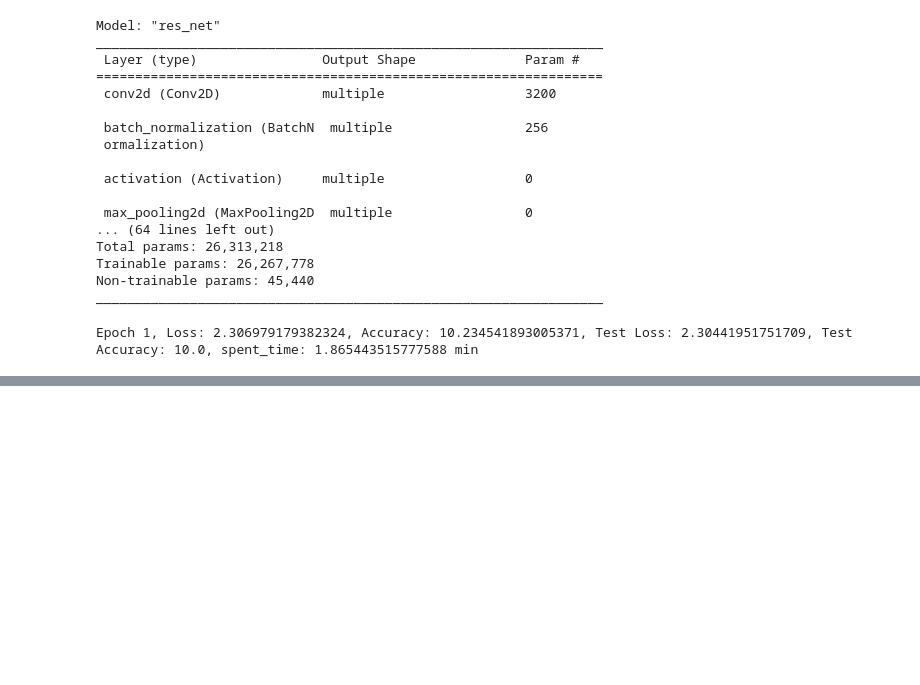
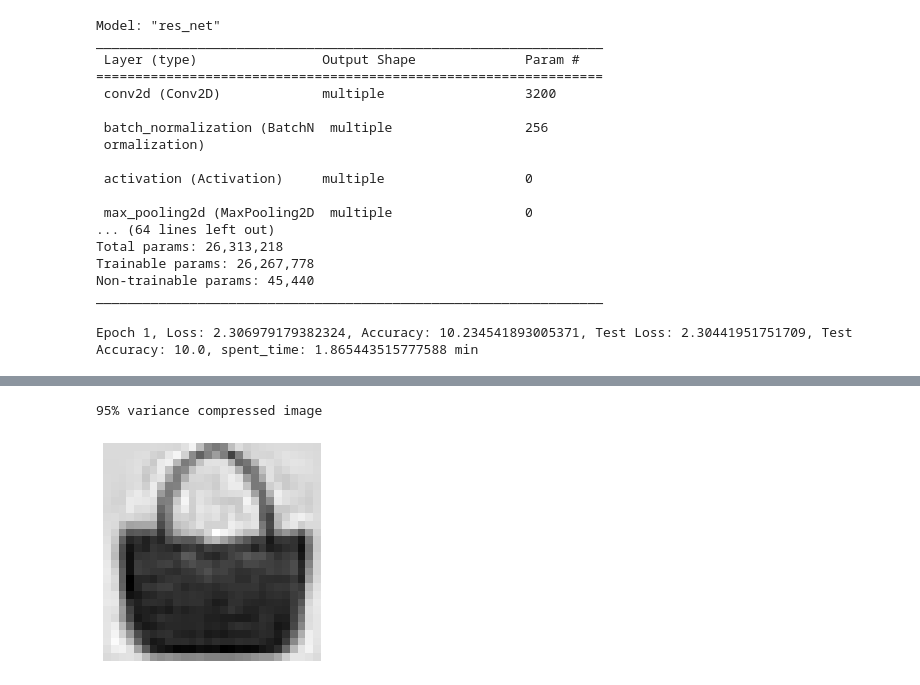
Before and after one commit to yashprakash13/CSC2231-Project, a Jupyter notebook: notebooks/misc.ipynb, the cells around one changed output, grey strips where cells are left out. Drawn from its saved outputs; the diff is of its cells as text; code cells hidden in the pictures; blank space fills up the shorter version.

```diff
--- a/notebooks/misc.ipynb
+++ b/notebooks/misc.ipynb
@@ -383,0 +409,11 @@ Epoch 1, Loss: 2.306979179382324, Accuracy: 10.234541893005371, Test Loss: 2.304
+# %%
+#PCA reduction
+pca = PCA(n_components=0.95)
+pca = pca.fit(X_train)
+X_reduced = pca.transform(X_train)
+Xtest_red = pca.transform(X_test)
+# reconstruct data from compressed data
+pca = PCA(n_components=X_reduced.shape[1])
+X_reduced = pca.fit_transform(X_train)
+X_recovered = pca.inverse_transform(X_reduced)
+Xtest_rec = pca.inverse_transform(Xtest_red)
@@ -383,0 +428,8 @@ Epoch 1, Loss: 2.306979179382324, Accuracy: 10.234541893005371, Test Loss: 2.304
+# %%
+print("95% variance compressed image")
+plt.imshow(X_recovered[100].reshape(28, 28), cmap="binary")
+plt.axis("off")
+plt.show()
+# %% [output]
+95% variance compressed image
+[figure, added]
```
Also changed, not shown: parts of 18 cells of this notebook.
